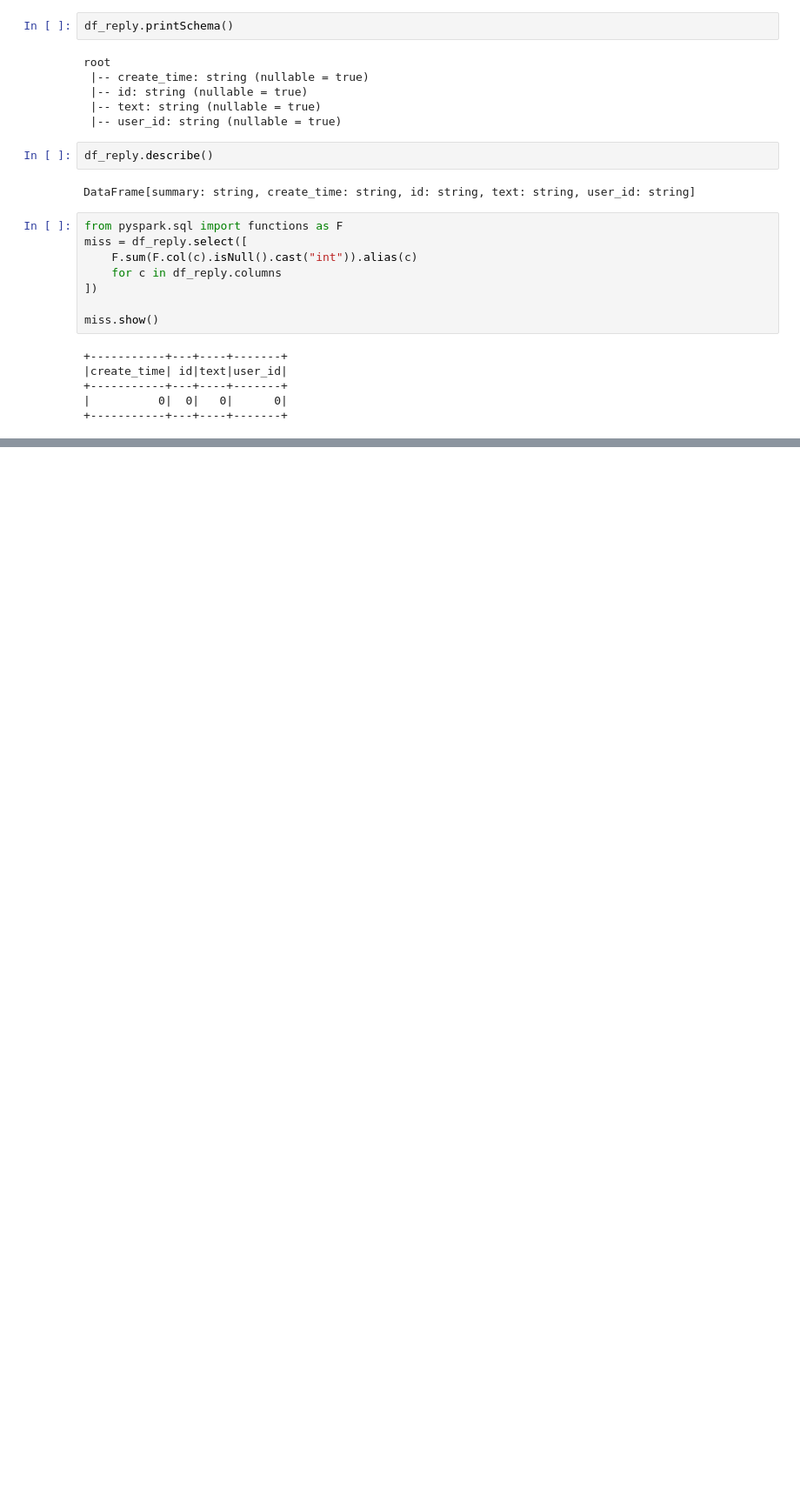
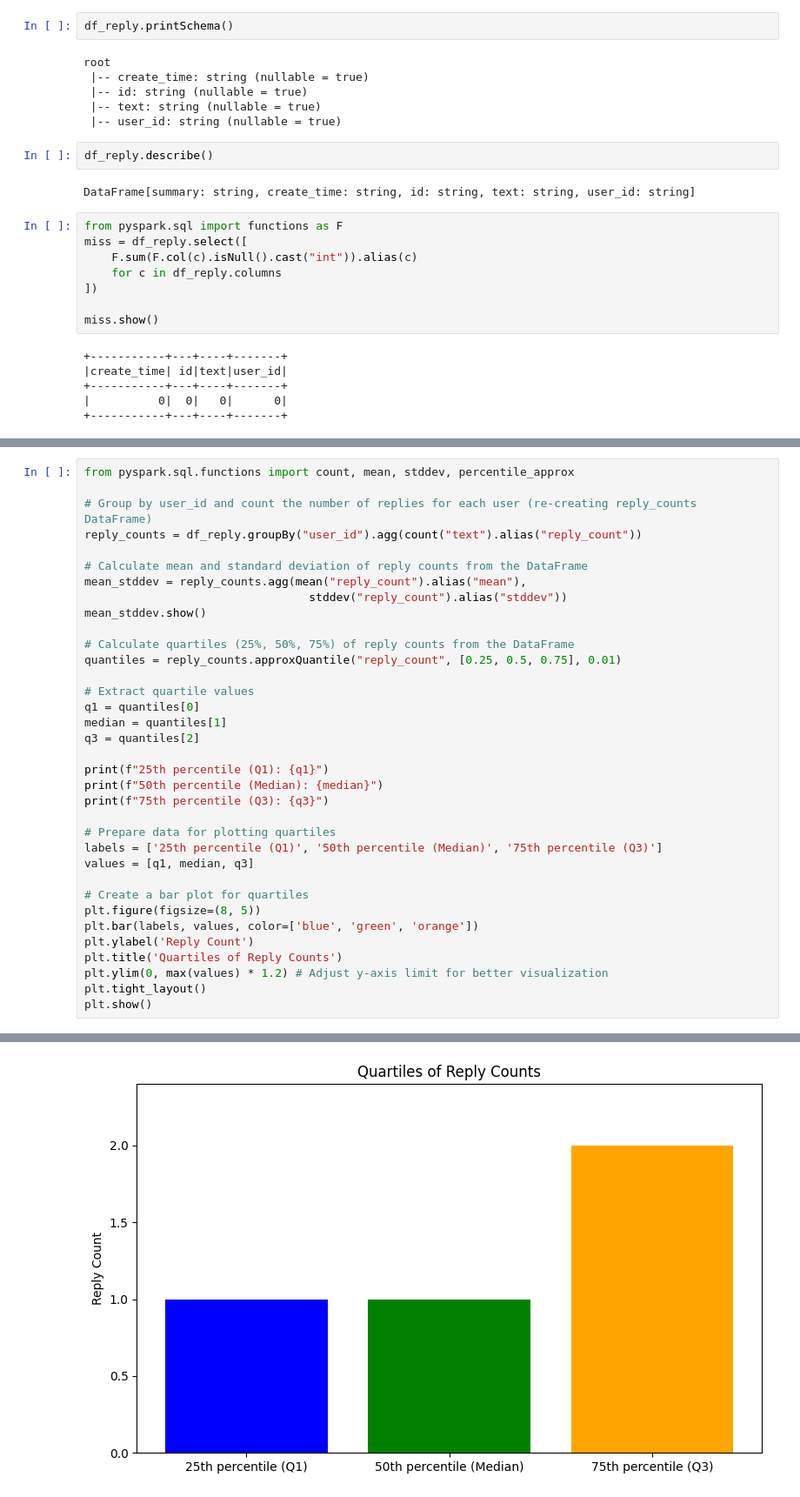
Before and after one commit to Azure06072005/DS317-Data-Mining-for-Enterprise, a Jupyter notebook: reply_user_video_eda.ipynb, the cells around one changed output, grey strips where cells are left out. Shown at 87% size. Drawn from its saved outputs; the diff is of its cells as text; blank space fills up the shorter version.

```diff
--- a/reply_user_video_eda.ipynb
+++ b/reply_user_video_eda.ipynb
@@ -75,0 +140,36 @@ miss.show()
+# %%
+from pyspark.sql.functions import count, mean, stddev, percentile_approx
+
+# Group by user_id and count the number of replies for each user (re-creating reply_counts DataFrame)
+reply_counts = df_reply.groupBy("user_id").agg(count("text").alias("reply_count"))
+
+# Calculate mean and standard deviation of reply counts from the DataFrame
+mean_stddev = reply_counts.agg(mean("reply_count").alias("mean"),
+                                 stddev("reply_count").alias("stddev"))
+mean_stddev.show()
+
+# Calculate quartiles (25%, 50%, 75%) of reply counts from the DataFrame
+quantiles = reply_counts.approxQuantile("reply_count", [0.25, 0.5, 0.75], 0.01)
+
+# Extract quartile values
+q1 = quantiles[0]
+median = quantiles[1]
+q3 = quantiles[2]
+
+print(f"25th percentile (Q1): {q1}")
+print(f"50th percentile (Median): {median}")
+print(f"75th percentile (Q3): {q3}")
+
+# Prepare data for plotting quartiles
+labels = ['25th percentile (Q1)', '50th percentile (Median)', '75th percentile (Q3)']
+values = [q1, median, q3]
+
+# Create a bar plot for quartiles
+plt.figure(figsize=(8, 5))
+plt.bar(labels, values, color=['blue', 'green', 'orange'])
+plt.ylabel('Reply Count')
+plt.title('Quartiles of Reply Counts')
+plt.ylim(0, max(values) * 1.2) # Adjust y-axis limit for better visualization
+plt.tight_layout()
+plt.show()
+# %% [output]
@@ -75,0 +185 @@ miss.show()
+[figure, added]
```
Also changed, not shown: parts of 4 cells of this notebook.
